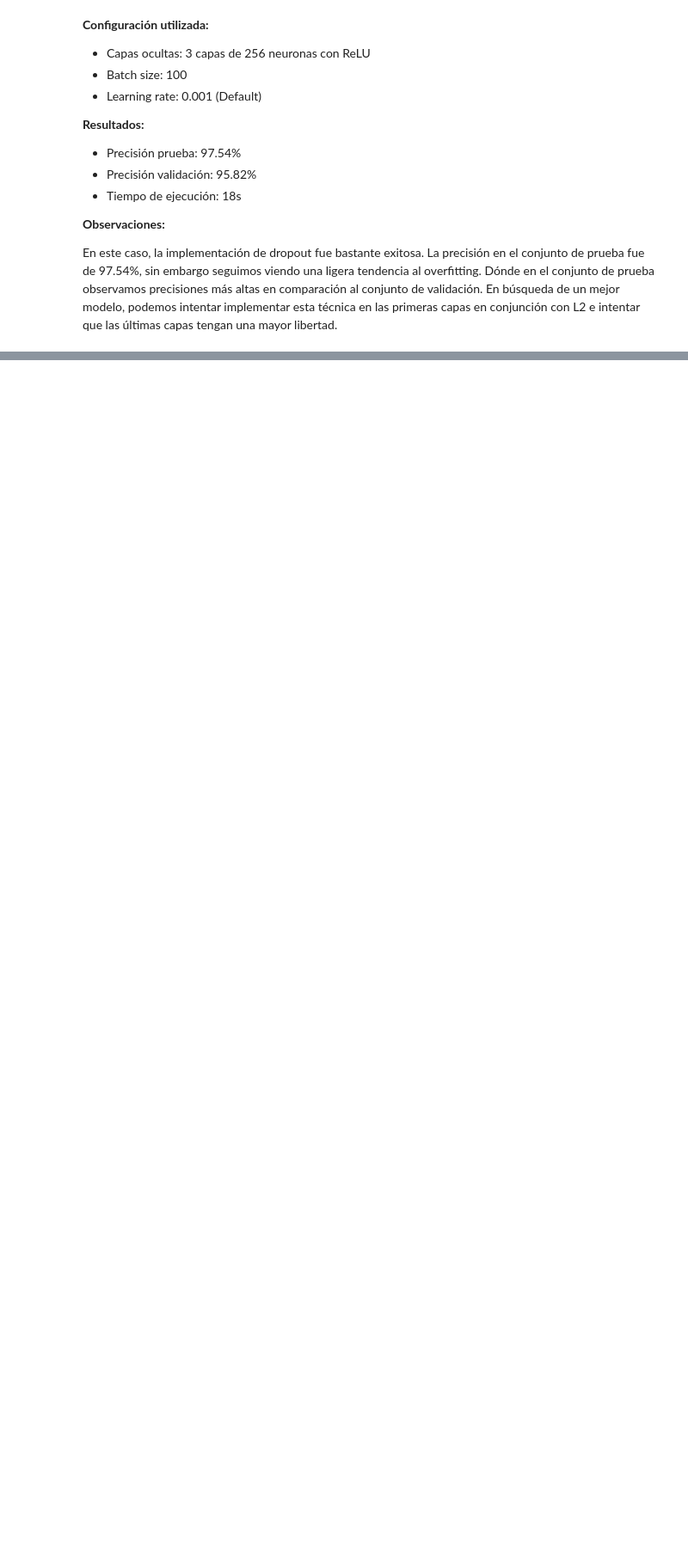
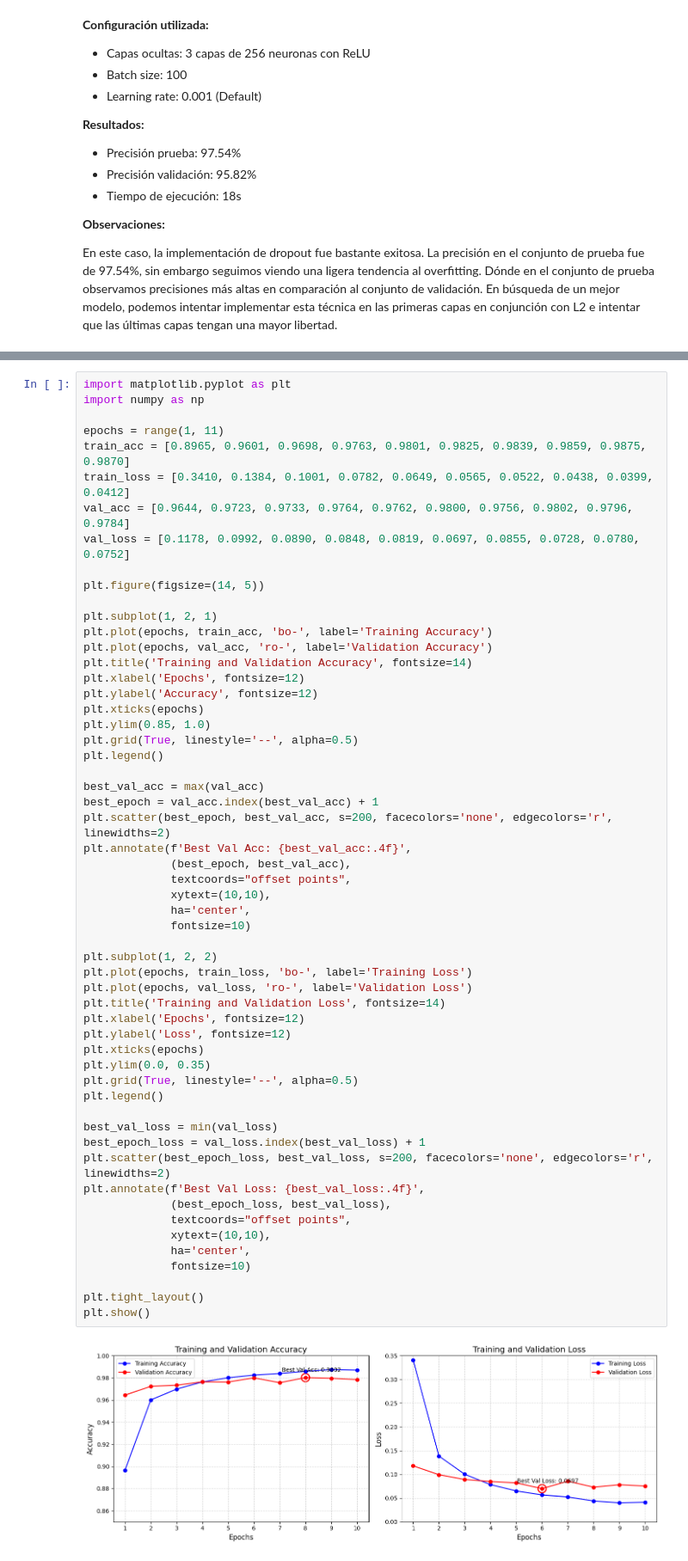
Before and after one commit to Its-Japo/DataScience, a Jupyter notebook: Lab2/MNIST.ipynb, the cells around one changed output, grey strips where cells are left out. Shown at 86% size. Cells and saved outputs as stored; diff of their text form; blank space fills up the shorter version.

```diff
--- a/Lab2/MNIST.ipynb
+++ b/Lab2/MNIST.ipynb
@@ -1176,0 +1212,58 @@ En este caso, la implementación de dropout fue bastante exitosa. La precisión
+# %%
+import matplotlib.pyplot as plt
+import numpy as np
+
+epochs = range(1, 11)
+train_acc = [0.8965, 0.9601, 0.9698, 0.9763, 0.9801, 0.9825, 0.9839, 0.9859, 0.9875, 0.9870]
+train_loss = [0.3410, 0.1384, 0.1001, 0.0782, 0.0649, 0.0565, 0.0522, 0.0438, 0.0399, 0.0412]
+val_acc = [0.9644, 0.9723, 0.9733, 0.9764, 0.9762, 0.9800, 0.9756, 0.9802, 0.9796, 0.9784]
+val_loss = [0.1178, 0.0992, 0.0890, 0.0848, 0.0819, 0.0697, 0.0855, 0.0728, 0.0780, 0.0752]
+
+plt.figure(figsize=(14, 5))
+
+plt.subplot(1, 2, 1)
+plt.plot(epochs, train_acc, 'bo-', label='Training Accuracy')
+plt.plot(epochs, val_acc, 'ro-', label='Validation Accuracy')
+plt.title('Training and Validation Accuracy', fontsize=14)
+plt.xlabel('Epochs', fontsize=12)
+plt.ylabel('Accuracy', fontsize=12)
+plt.xticks(epochs)
+plt.ylim(0.85, 1.0)
+plt.grid(True, linestyle='--', alpha=0.5)
+plt.legend()
+
+best_val_acc = max(val_acc)
+best_epoch = val_acc.index(best_val_acc) + 1
+plt.scatter(best_epoch, best_val_acc, s=200, facecolors='none', edgecolors='r', linewidths=2)
+plt.annotate(f'Best Val Acc: {best_val_acc:.4f}',
+             (best_epoch, best_val_acc),
+             textcoords="offset points",
+             xytext=(10,10),
+             ha='center',
+             fontsize=10)
+
+plt.subplot(1, 2, 2)
+plt.plot(epochs, train_loss, 'bo-', label='Training Loss')
+plt.plot(epochs, val_loss, 'ro-', label='Validation Loss')
+plt.title('Training and Validation Loss', fontsize=14)
+plt.xlabel('Epochs', fontsize=12)
+plt.ylabel('Loss', fontsize=12)
+plt.xticks(epochs)
+plt.ylim(0.0, 0.35)
+plt.grid(True, linestyle='--', alpha=0.5)
+plt.legend()
+
+best_val_loss = min(val_loss)
+best_epoch_loss = val_loss.index(best_val_loss) + 1
+plt.scatter(best_epoch_loss, best_val_loss, s=200, facecolors='none', edgecolors='r', linewidths=2)
+plt.annotate(f'Best Val Loss: {best_val_loss:.4f}',
+             (best_epoch_loss, best_val_loss),
+             textcoords="offset points",
+             xytext=(10,10),
+             ha='center',
+             fontsize=10)
+
+plt.tight_layout()
+plt.show()
+# %% [output]
+[figure, added]
```
Also changed, not shown: parts of 33 cells of this notebook.
